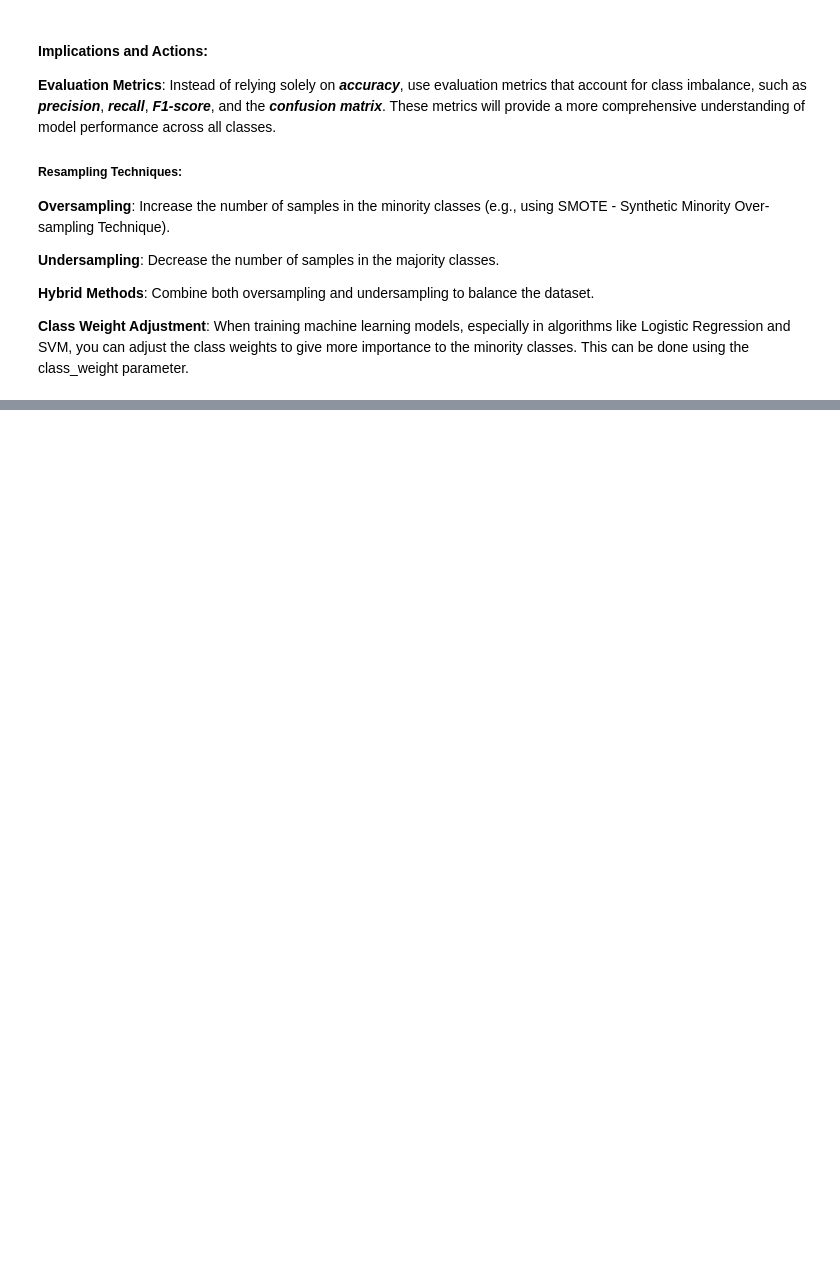
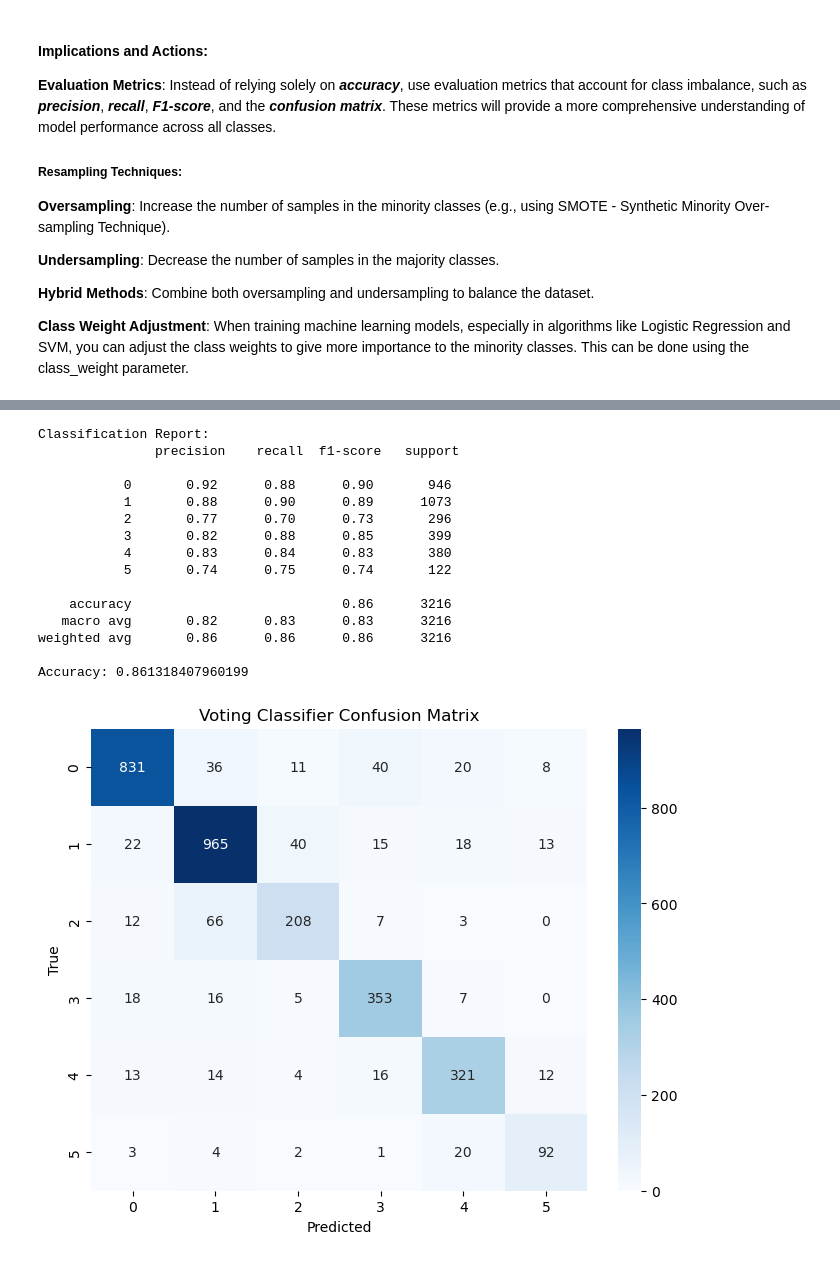
Before and after one commit to springboardmentor112/SentimentAnalysis-TextClassification, a Jupyter notebook: textClassification.ipynb, the cells around one changed output, grey strips where cells are left out. Cells and saved outputs as stored; diff of their text form; code cells hidden in the pictures; blank space fills up the shorter version.

```diff
--- a/textClassification.ipynb
+++ b/textClassification.ipynb
@@ -613,0 +638,57 @@ ValueError: could not convert string to float: 'knew werent give thank wasnt fee
+# %%
+from sklearn.ensemble import VotingClassifier
+from sklearn.linear_model import LogisticRegression
+from sklearn.svm import SVC
+from sklearn.ensemble import RandomForestClassifier
+from xgboost import XGBClassifier
+
+# Initialize individual models
+log_reg = LogisticRegression(random_state=42)
+svm = SVC(probability=True, random_state=42)
+rf = RandomForestClassifier(random_state=42)
+xgb = XGBClassifier(random_state=42)
+
+# Create a voting classifier
+voting_clf = VotingClassifier(estimators=[
+    ('lr', log_reg),
+    ('svm', svm),
+    ('rf', rf),
+    ('xgb', xgb)
+], voting='soft')
+
+# Train the voting classifier
+voting_clf.fit(X_resampled, y_resampled)
+
+# Predictions
+y_pred = voting_clf.predict(X_test_tfidf)
+y_pred_prob = voting_clf.predict_proba(X_test_tfidf)
+# %%
+# Evaluation
+print("Classification Report:\n", classification_report(y_test, y_pred))
+print("Accuracy:", accuracy_score(y_test, y_pred))
+cm = confusion_matrix(y_test, y_pred)
+
+# Plot Confusion Matrix
+plt.figure(figsize=(8, 6))
+sns.heatmap(cm, annot=True, fmt='d', cmap='Blues')
+plt.title('Voting Classifier Confusion Matrix')
+plt.xlabel('Predicted')
+plt.ylabel('True')
+plt.show()
+# %% [output]
+Classification Report:
+               precision    recall  f1-score   support
+
+           0       0.92      0.88      0.90       946
+           1       0.88      0.90      0.89      1073
+           2       0.77      0.70      0.73       296
+           3       0.82      0.88      0.85       399
+           4       0.83      0.84      0.83       380
+           5       0.74      0.75      0.74       122
+
+    accuracy                           0.86      3216
+   macro avg       0.82      0.83      0.83      3216
+weighted avg       0.86      0.86      0.86      3216
+
+Accuracy: 0.861318407960199
+[figure, added]
```
Also changed, not shown: parts of 31 cells of this notebook.
